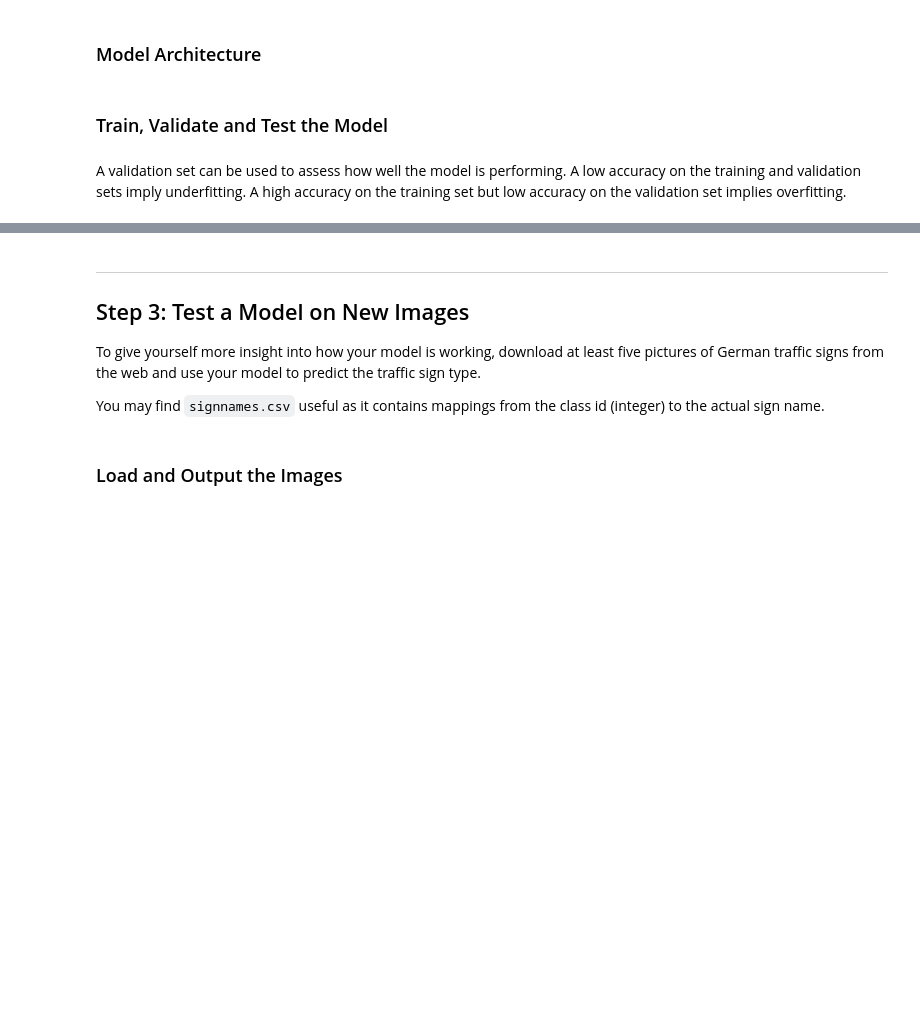
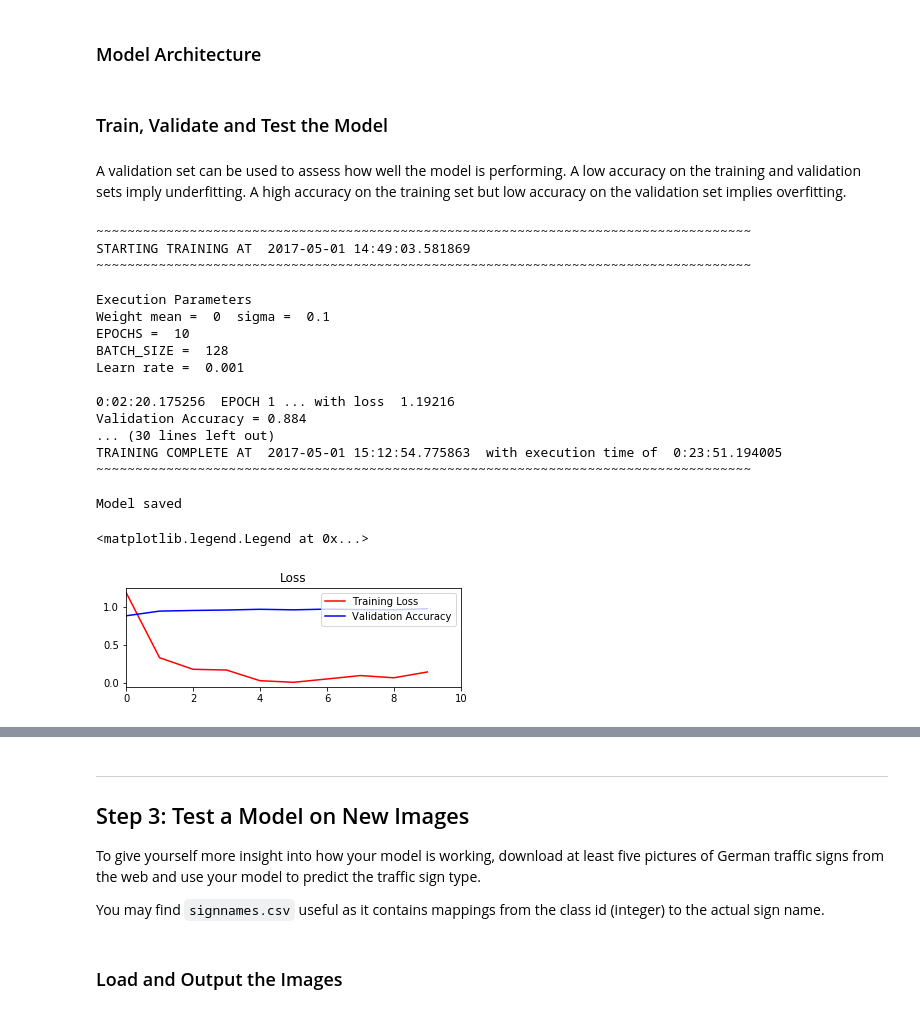
Before and after one commit to smoort/CarND-Traffic-Sign-Classifier-Project, a Jupyter notebook: Traffic_Sign_Classifier.ipynb, the cells around one changed output, grey strips where cells are left out. Cells and saved outputs as stored; diff of their text form; code cells hidden in the pictures; blank space fills up the shorter version.

```diff
--- a/Traffic_Sign_Classifier.ipynb
+++ b/Traffic_Sign_Classifier.ipynb
@@ -486,7 +554,7 @@ print('Image data preprocessing complete')
 mu = 0
 sigma = 0.1
 
-def LeNet(x):
+def LeNet(x, keep_prob):
 
 
     # Layer 1: Convolutional. Input = 32x32x1. Output = 28x28x32.
@@ -500,7 +568,7 @@ def LeNet(x):
     # Max Pooling. Input = 28x28x32. Output = 14x14x32.
     conv1 = tf.nn.max_pool(conv1, ksize=[1, 2, 2, 1], strides=[1, 2, 2, 1], padding='VALID')
 
-    # Layer 2: Convolutional. Input = = 14x14x32. Output = 10x10x64.
+    # Layer 2: Convolutional. Input = = 14x14x32 Output = 10x10x64.
     conv2_W = tf.Variable(tf.truncated_normal(shape=(5, 5, 32, 64), mean = mu, stddev = sigma))
     conv2_b = tf.Variable(tf.zeros(64))
     conv2   = tf.nn.conv2d(conv1, conv2_W, strides=[1, 1, 1, 1], padding='VALID') + conv2_b
@@ -508,7 +576,7 @@ def LeNet(x):
     # ReLU Activation.
     conv2 = tf.nn.relu(conv2)
 
-    # Max Pooling. Input = 10x10x128. Output = 5x5x128.
+    # Max Pooling. Input = 10x10x64. Output = 5x5x64.
 #    conv2 = tf.nn.max_pool(conv2, ksize=[1, 2, 2, 1], strides=[1, 2, 2, 1], padding='VALID')
 
     # Layer 3: Convolutional. Input = = 10x10x64. Output = 10x10x128.
@@ -523,8 +591,9 @@ def LeNet(x):
     conv3 = tf.nn.max_pool(conv3, ksize=[1, 2, 2, 1], strides=[1, 2, 2, 1], padding='VALID')
 
 
-    # Flatten. Input = 2x2x128. Output = 3200.
+    # Flatten. Input = 5x5x128. Output = 3200.
     fc0   = flatten(conv3)
+
 
     # Layer 4: Fully Connected. Input = 3200. Output = 512.
     fc1_W = tf.Variable(tf.truncated_normal(shape=(3200, 512), mean = mu, stddev = sigma))
@@ -551,13 +620,15 @@ def LeNet(x):
     # ReLU Activation.
     fc3    = tf.nn.relu(fc3)
 
+    # Dropout Layer
+    fc3 = tf.nn.dropout(fc3, keep_prob)
 
     # Layer 7: Fully Connected. Input = 128. Output = 43.
     fc4_W  = tf.Variable(tf.truncated_normal(shape=(128, 43), mean = mu, stddev = sigma))
     fc4_b  = tf.Variable(tf.zeros(43))
     logits = tf.matmul(fc3, fc4_W) + fc4_b
 
-    return conv1, conv2, conv3, fc1, fc2, fc3, logits
+    return conv1, conv2, conv3, logits
 # %% [markdown]
 ### Train, Validate and Test the Model
 # %% [markdown]
@@ -569,13 +640,14 @@ sets imply underfitting. A high accuracy on the training set but low accuracy on
 x = tf.placeholder(tf.float32, (None, 32, 32, 1))
 y = tf.placeholder(tf.int32, (None))
 one_hot_y = tf.one_hot(y, 43)
+keep_prob = tf.placeholder(tf.float32)
 
 # Hyperparameters
 EPOCHS = 10
 BATCH_SIZE = 128
 rate = 0.001
 
-c1, c2, c3, fc1, fc2, fc3, logits = LeNet(x)
+c1, c2, c3, logits = LeNet(x, keep_prob)
 cross_entropy = tf.nn.softmax_cross_entropy_with_logits(labels=one_hot_y, logits=logits)
 loss_operation = tf.reduce_mean(cross_entropy)
 optimizer = tf.train.AdamOptimizer(learning_rate = rate)
@@ -591,7 +663,7 @@ def evaluate(X_data, y_data):
     sess = tf.get_default_session()
     for offset in range(0, num_examples, BATCH_SIZE):
         batch_x, batch_y = X_data[offset:offset+BATCH_SIZE], y_data[offset:offset+BATCH_SIZE]
-        accuracy = sess.run(accuracy_operation, feed_dict={x: batch_x, y: batch_y})
+        accuracy = sess.run(accuracy_operation, feed_dict={x: batch_x, y: batch_y, keep_prob: 1.0})
         total_accuracy += (accuracy * len(batch_x))
     return total_accuracy / num_examples
 # %%
@@ -622,34 +694,54 @@ with tf.Session() as sess:
         GX_train, Ay_train = shuffle(GX_train, Ay_train)
         for offset in range(0, num_examples, BATCH_SIZE):
             end = offset + BATCH_SIZE
             batch_x, batch_y = GX_train[offset:end], Ay_train[offset:end]
-            _, loss = sess.run([training_operation, loss_operation], feed_dict={x: batch_x, y: batch_y})
+            _, loss = sess.run([training_operation, loss_operation], feed_dict={x: batch_x, y: batch_y, keep_prob: 0.5})
 
         training_loss_history[i] = loss
 
         validation_accuracy = evaluate(GX_valid, y_valid)
         validation_accuracy_history[i] = validation_accuracy
         print(datetime.datetime.now() - batch_time, " EPOCH {} ...".format(i+1), "with loss ", loss)
         print("Validation Accuracy = {:.3f}".format(validation_accuracy))
         print()
         batch_time = datetime.datetime.now()
     print('  ')
     print('~~~~~~~~~~~~~~~~~~~~~~~~~~~~~~~~~~~~~~~~~~~~~~~~~~~~~~~~~~~~~~~~~~~~~~~~~~~~~~~~~~~~')
     print('TRAINING COMPLETE AT ', datetime.datetime.now(), ' with execution time of ', datetime.datetime.now() - start_time)
     print('~~~~~~~~~~~~~~~~~~~~~~~~~~~~~~~~~~~~~~~~~~~~~~~~~~~~~~~~~~~~~~~~~~~~~~~~~~~~~~~~~~~~')
     print()
     saver.save(sess, './lenet')
     print("Model saved")
 
 
 #    print("Testing Accuracy = {:.3f}".format(testing_accuracy))
 
 loss_plot = plt.subplot(2,1,1)
 loss_plot.set_title('Loss')
 loss_plot.plot(training_loss_history, 'r', label='Training Loss')
 loss_plot.plot(validation_accuracy_history, 'b', label='Validation Accuracy')
 loss_plot.set_xlim([0, EPOCHS])
 loss_plot.legend(loc=1)
+# %% [output]
+~~~~~~~~~~~~~~~~~~~~~~~~~~~~~~~~~~~~~~~~~~~~~~~~~~~~~~~~~~~~~~~~~~~~~~~~~~~~~~~~~~~~
+STARTING TRAINING AT  2017-05-01 14:49:03.581869
+~~~~~~~~~~~~~~~~~~~~~~~~~~~~~~~~~~~~~~~~~~~~~~~~~~~~~~~~~~~~~~~~~~~~~~~~~~~~~~~~~~~~
+
+Execution Parameters
+Weight mean =  0  sigma =  0.1
+EPOCHS =  10
+BATCH_SIZE =  128
+Learn rate =  0.001
+
+0:02:20.175256  EPOCH 1 ... with loss  1.19216
+Validation Accuracy = 0.884
+... (30 lines left out)
+TRAINING COMPLETE AT  2017-05-01 15:12:54.775863  with execution time of  0:23:51.194005
+~~~~~~~~~~~~~~~~~~~~~~~~~~~~~~~~~~~~~~~~~~~~~~~~~~~~~~~~~~~~~~~~~~~~~~~~~~~~~~~~~~~~
+
+Model saved
+<matplotlib.legend.Legend at 0x...>
+[figure, added]
 # %%
 ### Testing the model
 
```
Also changed, not shown: parts of 16 cells of this notebook, 3 other files.
